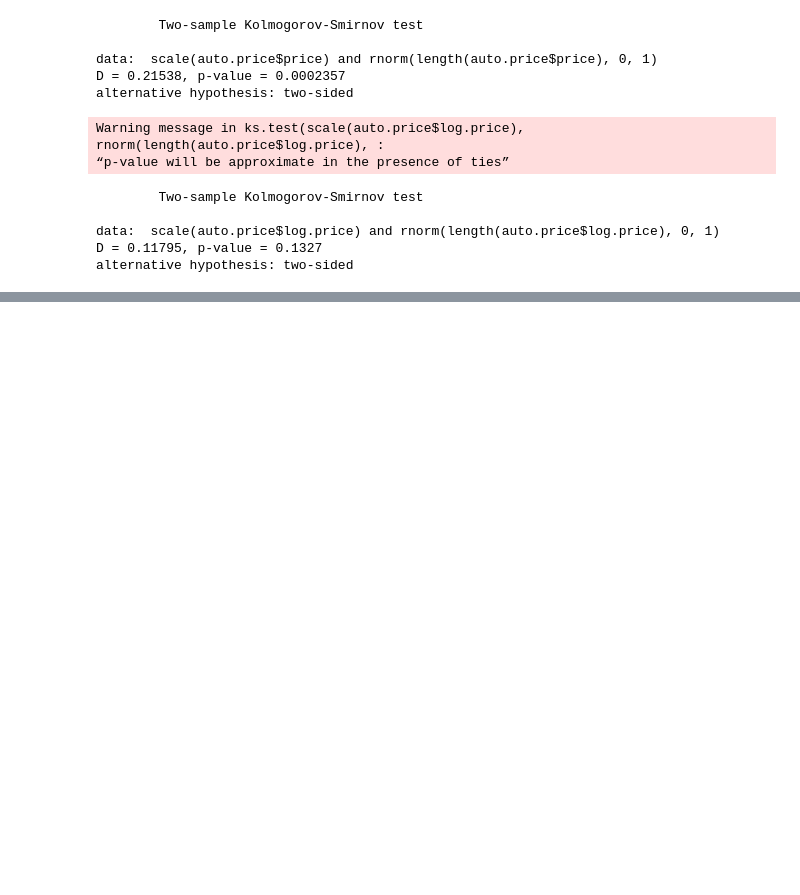
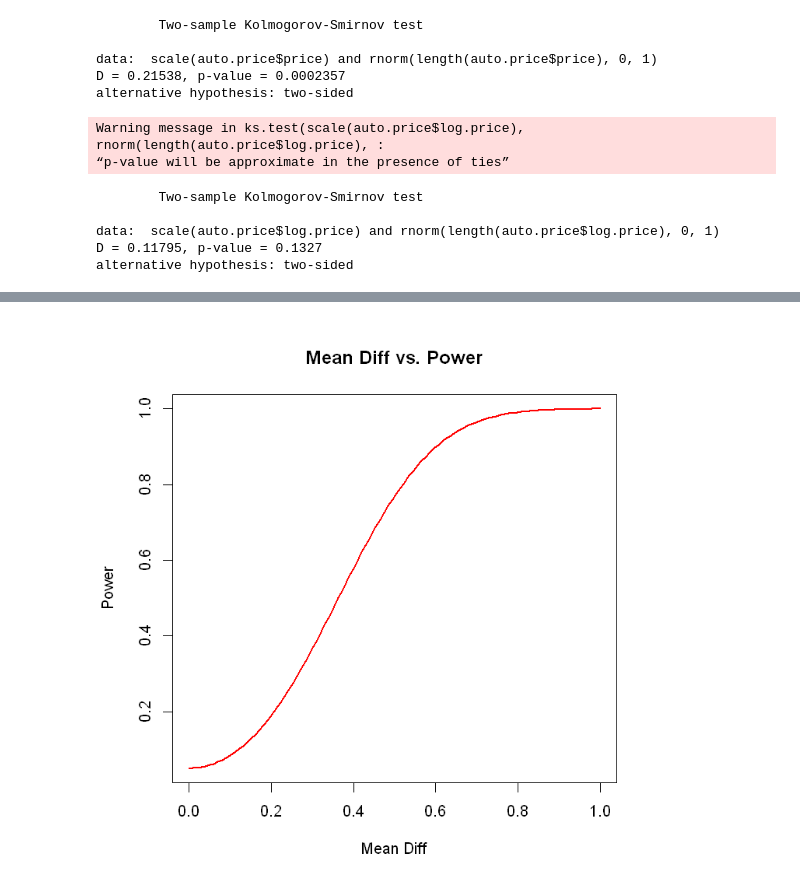
Before and after one commit to giomarc/DataAnalytics, a Jupyter notebook: HypothesisTesting_prices.ipynb, the cells around one changed output, grey strips where cells are left out. Drawn from its saved outputs; the diff is of its cells as text; code cells hidden in the pictures; blank space fills up the shorter version.

```diff
--- a/HypothesisTesting_prices.ipynb
+++ b/HypothesisTesting_prices.ipynb
@@ -198,0 +337,8 @@ alternative hypothesis: two-sided
+# %%
+require(repr)
+options(repr.plot.width=6, repr.plot.height=6)
+
+plot.power.mean(n1 = length(auto.price$log.price[auto.price$aspiration == "std"]),
+                n2 = length(auto.price$log.price[auto.price$aspiration == "turbo"]), max.mean = 1.0)
+# %% [output]
+[figure, added]
```
Also changed, not shown: parts of 41 cells of this notebook.
